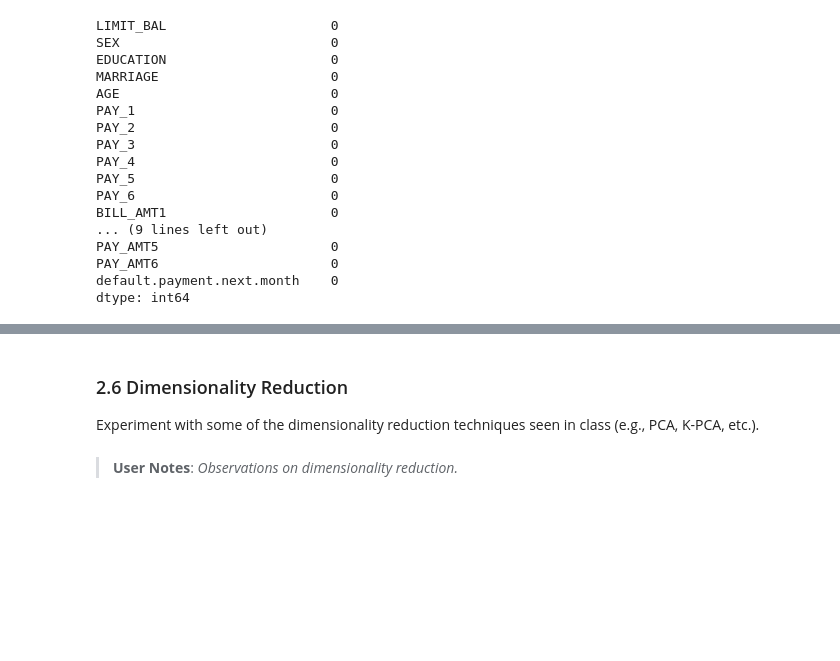
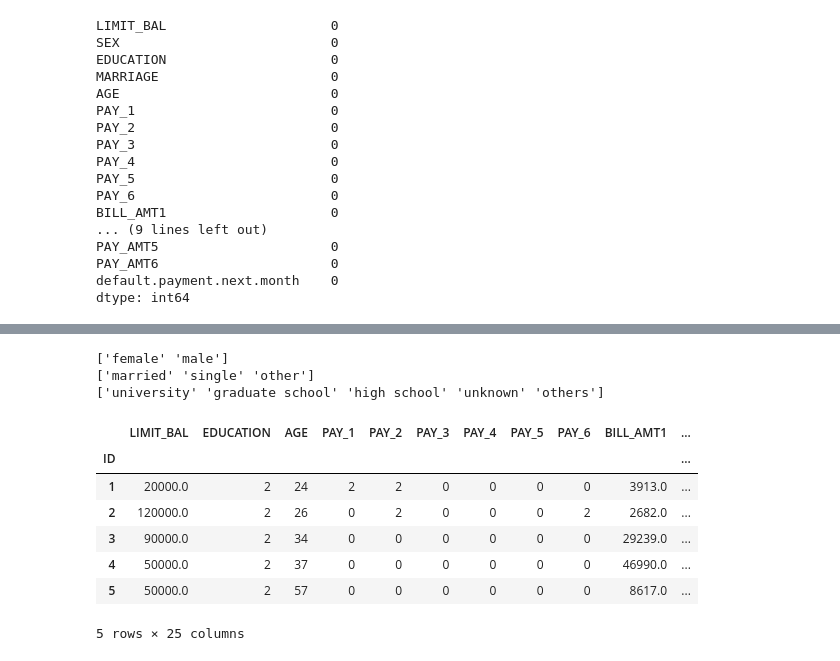
Before and after one commit to Gloreti03/Credit-score-project, a Jupyter notebook: Credit_Score_Project.ipynb, the cells around one changed output, grey strips where cells are left out. Drawn from its saved outputs; the diff is of its cells as text; code cells hidden in the pictures; blank space fills up the shorter version.

```diff
--- a/Credit_Score_Project.ipynb
+++ b/Credit_Score_Project.ipynb
@@ -185,5 +146,0 @@ Select the best-performing model based on your evaluations and justify your choi
-# %% [markdown]
-### 2.6 Dimensionality Reduction
-Experiment with some of the dimensionality reduction techniques seen in class (e.g., PCA, K-PCA, etc.).
-# %% [markdown]
-> **User Notes**: *Observations on dimensionality reduction.*
@@ -191,0 +147,32 @@ Experiment with some of the dimensionality reduction techniques seen in class (e
+# %%
+# Examining the unique values in the categorical columns
+print(df["SEX"].unique())
+print(df["MARRIAGE"].unique())
+print(df["EDUCATION"].unique())
+# %% [output]
+['female' 'male']
+['married' 'single' 'other']
+['university' 'graduate school' 'high school' 'unknown' 'others']
+# %%
+# One hot encoding "SEX" and "MARRIAGE" columns
+df = pd.get_dummies(df, columns=['SEX', 'MARRIAGE'], drop_first=True)
+
+# Ordinal encoding "EDUCATION" column
+education_mapping = {
+    'graduate school': 3,
+    'university': 2,
+    'high school': 1,
+    'others': 0,
+    'unknown': 0
+}
+df['EDUCATION'] = df['EDUCATION'].map(education_mapping)
+df.head()
+# %% [output]
+|  | LIMIT_BAL | EDUCATION | AGE | PAY_1 | PAY_2 | PAY_3 | PAY_4 | PAY_5 | PAY_6 | BILL_AMT1 | ... |
+| ID |  |  |  |  |  |  |  |  |  |  | ... |
+| 1 | 20000.0 | 2 | 24 | 2 | 2 | 0 | 0 | 0 | 0 | 3913.0 | ... |
+| 2 | 120000.0 | 2 | 26 | 0 | 2 | 0 | 0 | 0 | 2 | 2682.0 | ... |
+| 3 | 90000.0 | 2 | 34 | 0 | 0 | 0 | 0 | 0 | 0 | 29239.0 | ... |
+| 4 | 50000.0 | 2 | 37 | 0 | 0 | 0 | 0 | 0 | 0 | 46990.0 | ... |
+| 5 | 50000.0 | 2 | 57 | 0 | 0 | 0 | 0 | 0 | 0 | 8617.0 | ... |
+5 rows × 25 columns
```
Also changed, not shown: parts of 42 cells of this notebook.
